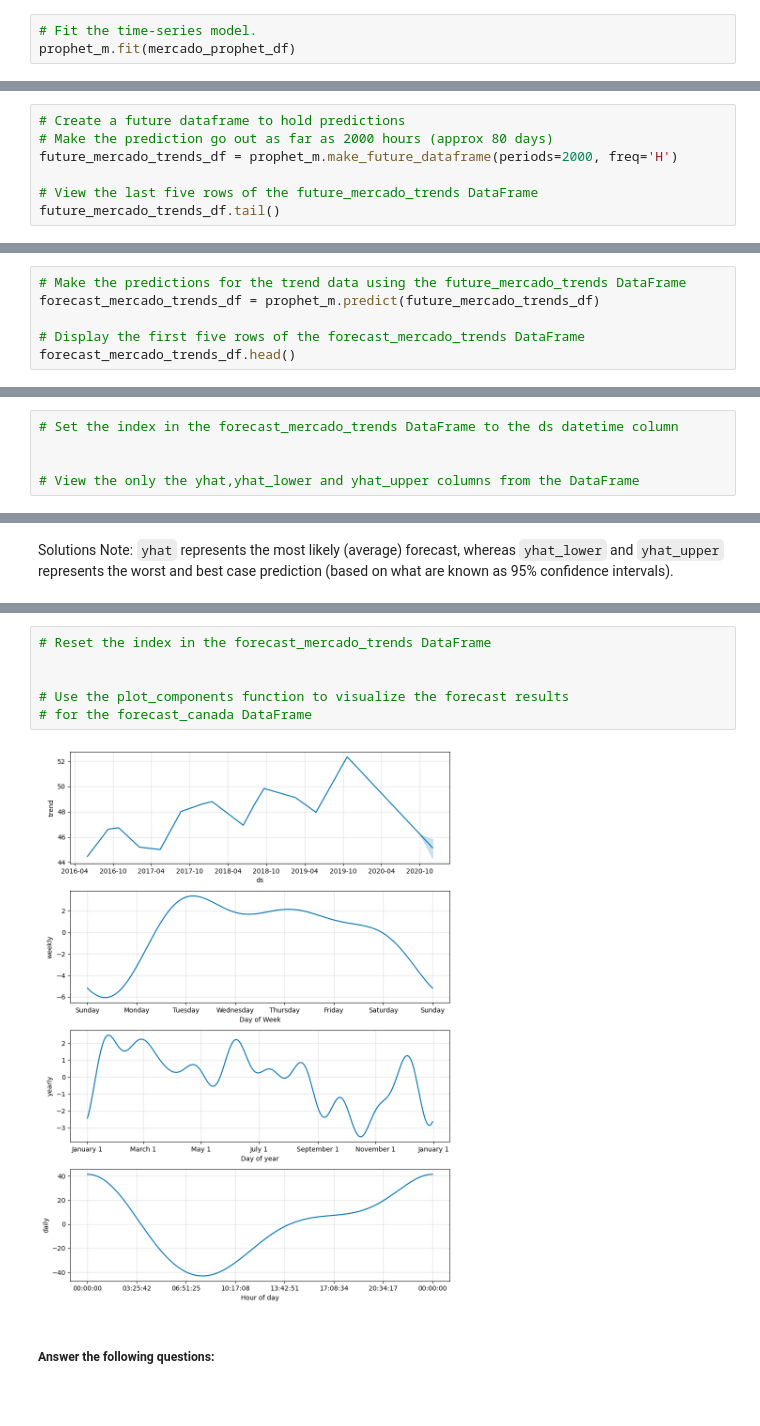
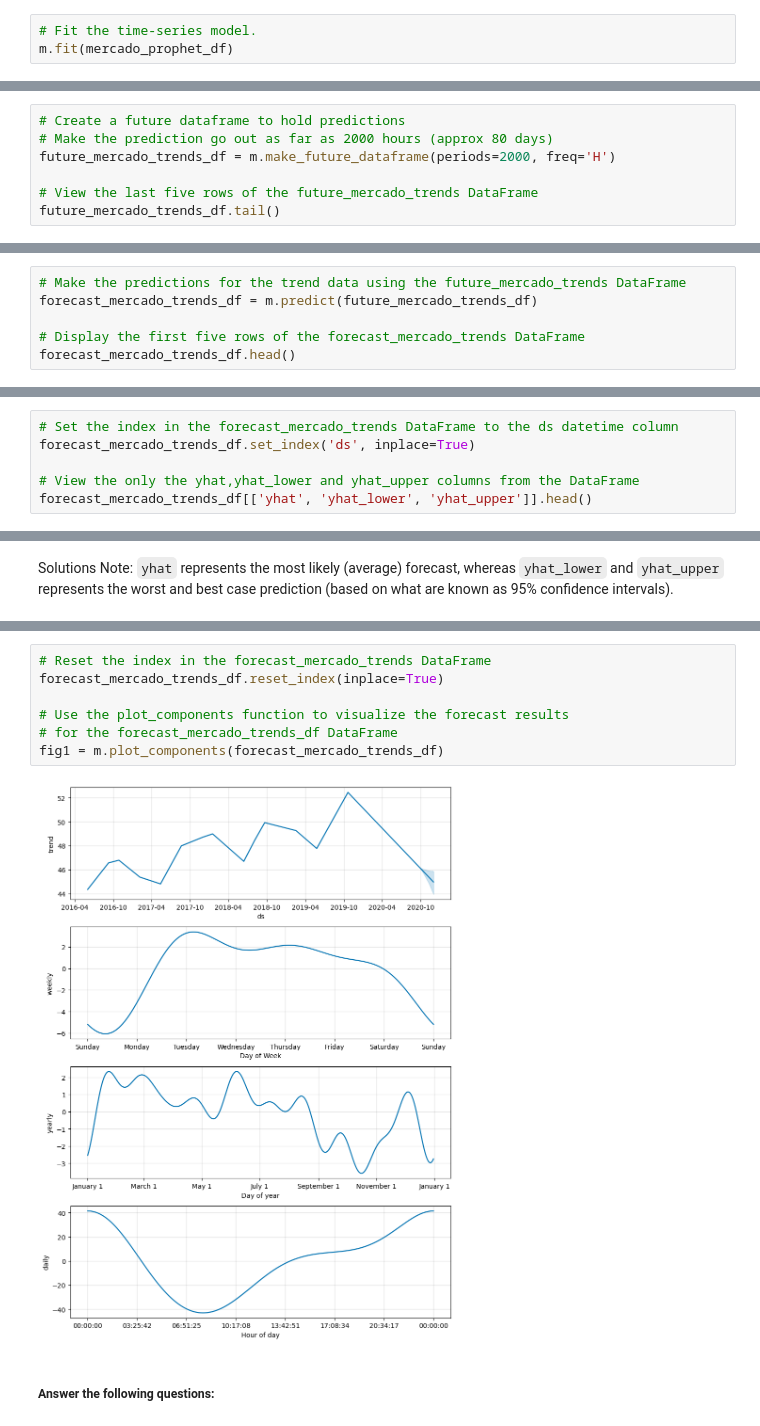
Before and after one commit to JimGile/prophet-challenge, a Jupyter notebook: forecasting_net_prophet.ipynb, the cells around one changed output, grey strips where cells are left out. Cells and saved outputs as stored; diff of their text form; blank space fills up the shorter version.

```diff
--- a/forecasting_net_prophet.ipynb
+++ b/forecasting_net_prophet.ipynb
@@ -467,5 +447,5 @@ prophet_m
 <prophet.forecaster.Prophet at 0x...>
 # %%
 # Fit the time-series model.
-prophet_m.fit(mercado_prophet_df)
+m.fit(mercado_prophet_df)
 # %% [output]
@@ -475,7 +455,7 @@ prophet_m.fit(mercado_prophet_df)
 # %%
 # Create a future dataframe to hold predictions
 # Make the prediction go out as far as 2000 hours (approx 80 days)
-future_mercado_trends_df = prophet_m.make_future_dataframe(periods=2000, freq='H')
+future_mercado_trends_df = m.make_future_dataframe(periods=2000, freq='H')
 
 # View the last five rows of the future_mercado_trends DataFrame
 future_mercado_trends_df.tail()
@@ -488,7 +468,7 @@ future_mercado_trends_df.tail()
 | 39105 | 2020-11-30 08:00:00 |
 # %%
 # Make the predictions for the trend data using the future_mercado_trends DataFrame
-forecast_mercado_trends_df = prophet_m.predict(future_mercado_trends_df)
+forecast_mercado_trends_df = m.predict(future_mercado_trends_df)
 
 # Display the first five rows of the forecast_mercado_trends DataFrame
 forecast_mercado_trends_df.head()
@@ -524,9 +504,10 @@ prophet_m.plot(forecast_mercado_trends_df)
 * What's the lowest point for search traffic in the calendar year?
 # %%
 # Set the index in the forecast_mercado_trends DataFrame to the ds datetime column
-
+forecast_mercado_trends_df.set_index('ds', inplace=True)
 
 # View the only the yhat,yhat_lower and yhat_upper columns from the DataFrame
+forecast_mercado_trends_df[['yhat', 'yhat_lower', 'yhat_upper']].head()
 # %% [output]
 |  | yhat | yhat_lower | yhat_upper |
 | ds |  |  |  |
@@ -546,10 +528,11 @@ Solutions Note: `yhat` represents the most likely (average) forecast, whereas `y
 # %%
 # Reset the index in the forecast_mercado_trends DataFrame
-
+forecast_mercado_trends_df.reset_index(inplace=True)
 
 # Use the plot_components function to visualize the forecast results
-# for the forecast_canada DataFrame
+# for the forecast_mercado_trends_df DataFrame
+fig1 = m.plot_components(forecast_mercado_trends_df)
 # %% [output]
-[figure, old version]
+[figure, new version]
 # %% [markdown]
 ##### Answer the following questions:
```
Also changed, not shown: parts of 14 cells of this notebook.
